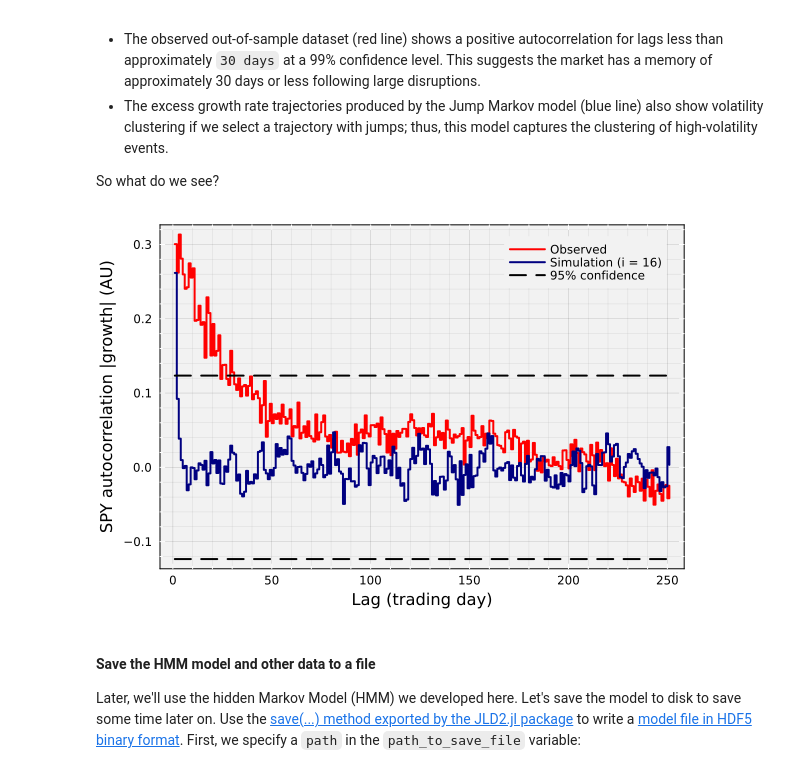
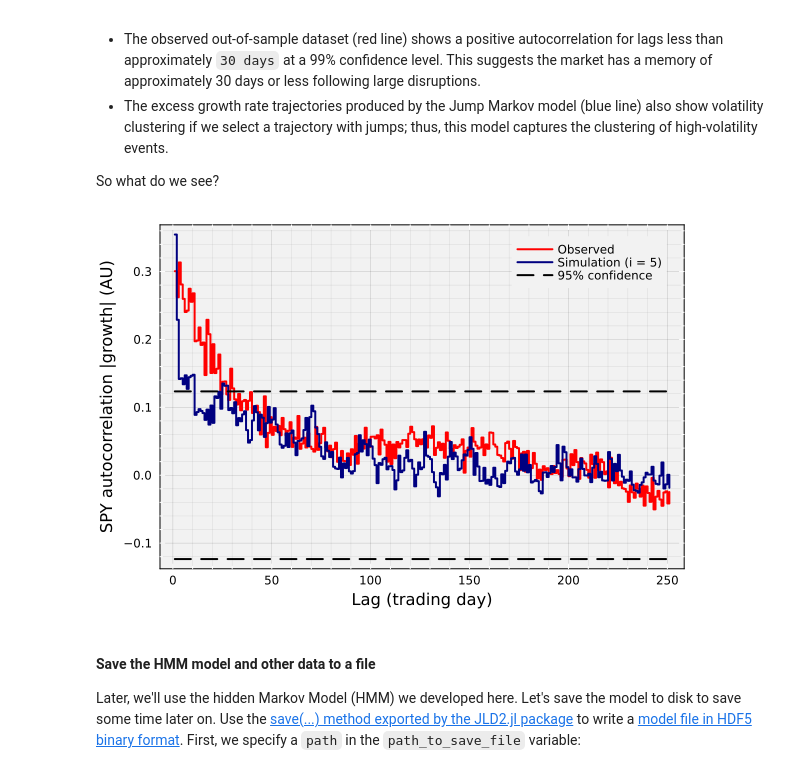
Before and after one commit to varnerlab/HMM-w-jumps-paper, a Jupyter notebook: code/spy-experiment/CHEME-5660-L13a-Example-HMM-SPY-IS-Fall-2025.ipynb, the cells around one changed output. Cells and saved outputs as stored; diff of their text form; code cells hidden in the pictures.

```diff
--- a/code/spy-experiment/CHEME-5660-L13a-Example-HMM-SPY-IS-Fall-2025.ipynb
+++ b/code/spy-experiment/CHEME-5660-L13a-Example-HMM-SPY-IS-Fall-2025.ipynb
@@ -680,35 +680,35 @@ let
     gain_color = colorant"#06d6a0";
     loss_color = colorant"#ef476f";
 
     # generate a random index -
     random_index = rand(1:number_of_paths);
-    random_index = 16; # TODO: set this to a value that has jumps -
+    random_index = 5; # TODO: set this to a value that has jumps -
     number_of_steps = 252;
 
     L = number_of_steps;
     τ  = range(1,step=1,stop=(L-1));
     AC_observed = autocor(abs.(Rᵢ), τ);
     AC_simulation = autocor(abs.(in_sample_decoded_archive_with_jumps[:,random_index]), τ);
 
     # plot(AC_observed, label="Observed", lw=1, c=:red,
     #     bg="gray95", background_color_outside="white", framestyle = :box, fg_legend = :transparent, linetype=:steppost)
 
     plot(AC_observed,  label="Observed", linetype=:steppost, foreground_color_axis=:white,
         bg="gray95", background_color_outside="white", framestyle = :box, fg_legend = :transparent,
         c=:red, lw=2, xminorticks=true, yminorticks=true, minorgrid=true)
 
     plot!(AC_simulation, c=:navy, lw=2,label="Simulation (i = $(random_index))", linetype=:steppost)
     LINE = (1.96/sqrt(number_of_steps))*ones(number_of_steps-1);
     plot!(LINE, label="95% confidence", lw=2, c=:black, ls=:dash)
     plot!(-LINE, label="", lw=2, c=:black, ls=:dash)
     xlabel!("Lag (trading day)", fontsize=18)
     ylabel!("$(myticker) autocorrelation |growth| (AU)", fontsize=18)
 
     # dump
     # savefig(joinpath(_PATH_TO_FIGURES, "Fig-$(myticker)-ExcessGrowthRate-VolClustering-Daily-HMM-BB.svg"))
 end
 # %% [output]
-[figure, old version]
+[figure, new version]
 # %% [markdown]
 #### Save the HMM model and other data to a file
 Later, we'll use the hidden Markov Model (HMM) we developed here. Let's save the model to disk to save some time later on. Use the [save(...) method exported by the JLD2.jl package](https://github.com/JuliaIO/JLD2.jl.git) to write a [model file in HDF5 binary format](https://en.wikipedia.org/wiki/Hierarchical_Data_Format). First, we specify a `path` in the `path_to_save_file` variable:
```
Also changed, not shown: parts of 4 cells of this notebook, 29 other files.
